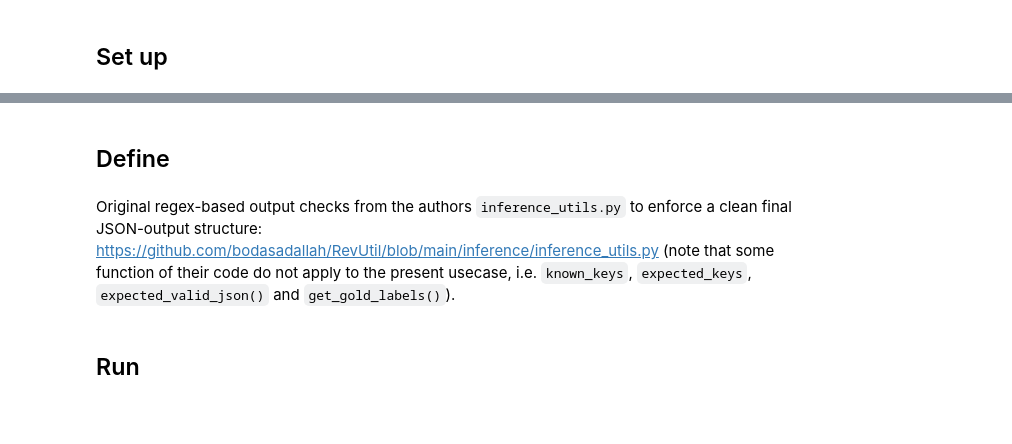
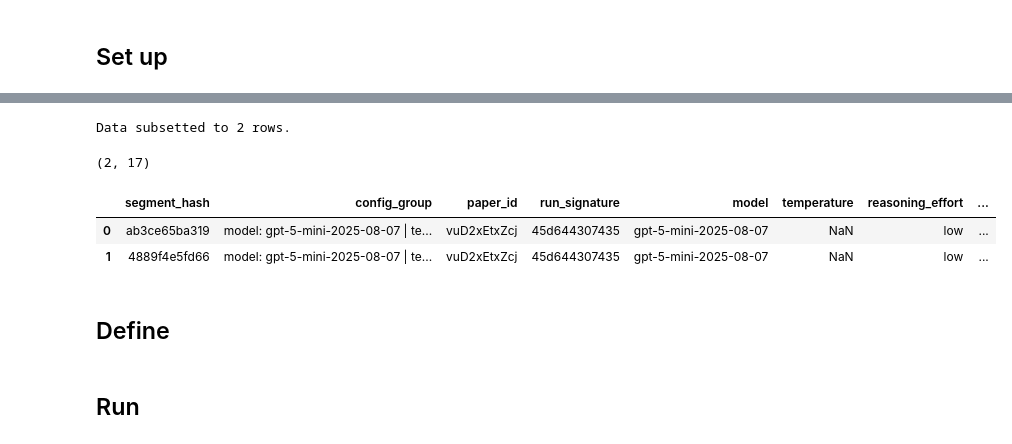
Before and after one commit to hiiamlars/analytical_flexibility_llm_reviews, a Jupyter notebook: data_generation/llm_review_post_processing.ipynb, the cells around one changed output, grey strips where cells are left out. Cells and saved outputs as stored; diff of their text form; code cells hidden in the pictures; blank space fills up the shorter version.

```diff
--- a/data_generation/llm_review_post_processing.ipynb
+++ b/data_generation/llm_review_post_processing.ipynb
@@ -89,4 +346,18 @@ display(df.head(3))
+# %%
+# @title Subset data (if active)
+
+if SUBSETTING_ACTIVE:
+    df_reviews = df_reviews.head(NUM_SUBSET)
+    print(f"Data subsetted to {NUM_SUBSET} rows.")
+    display(df_reviews.shape)
+    display(df_reviews.head(3))
+else:
+    print("Paper content subsetting is inactive.")
+# %% [output]
+Data subsetted to 2 rows.
+(2, 17)
+|  | segment_hash | config_group | paper_id | run_signature | model | temperature | reasoning_effort | ... |
+| 0 | ab3ce65ba319 | model: gpt-5-mini-2025-08-07 | te... | vuD2xEtxZcj | 45d644307435 | gpt-5-mini-2025-08-07 | NaN | low | ... |
+| 1 | 4889f4e5fd66 | model: gpt-5-mini-2025-08-07 | te... | vuD2xEtxZcj | 45d644307435 | gpt-5-mini-2025-08-07 | NaN | low | ... |
 # %% [markdown]
 ## Define
-# %% [markdown]
-Original regex-based output checks from the authors `inference_utils.py` to enforce a clean final JSON-output structure: https://github.com/bodasadallah/RevUtil/blob/main/inference/inference_utils.py (note that some function of their code do not apply to the present usecase, i.e. `known_keys`, `expected_keys`, `expected_valid_json()` and `get_gold_labels()`).
```
Also changed, not shown: parts of 18 cells of this notebook.
